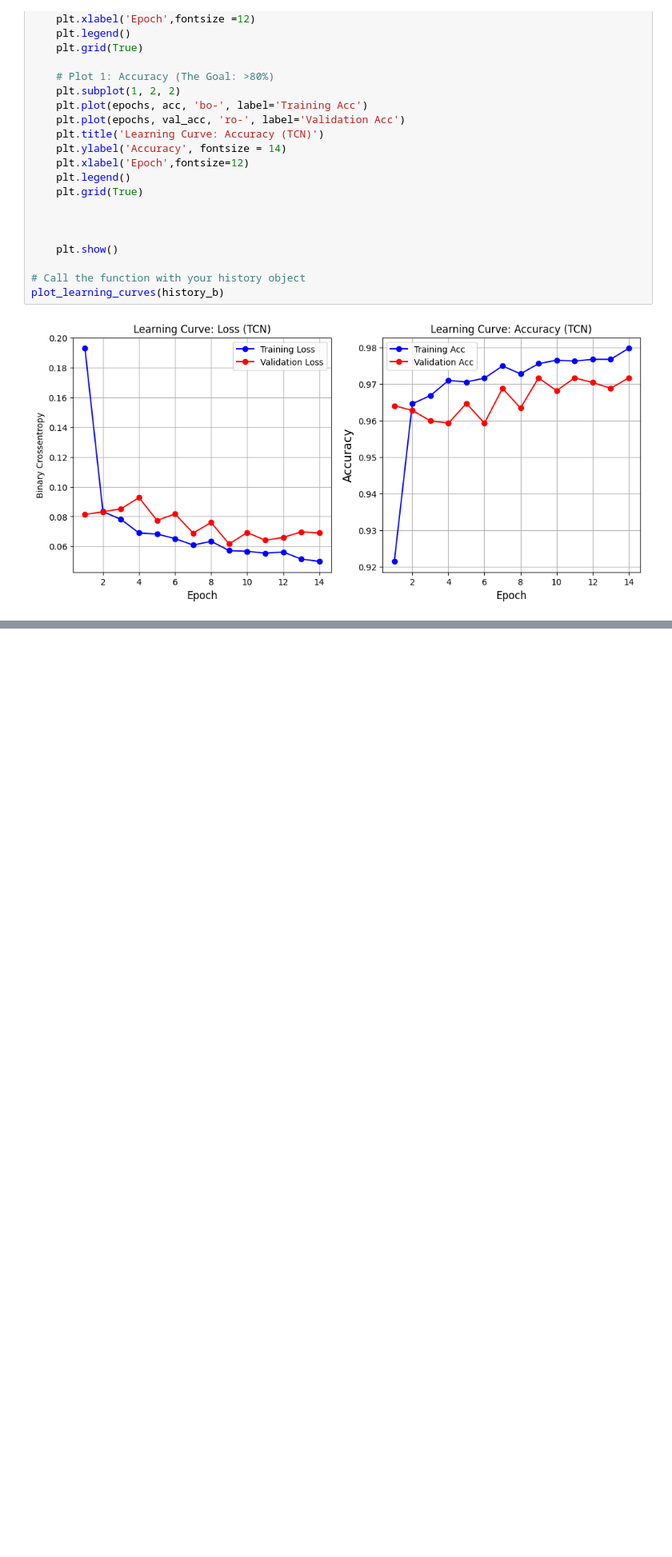
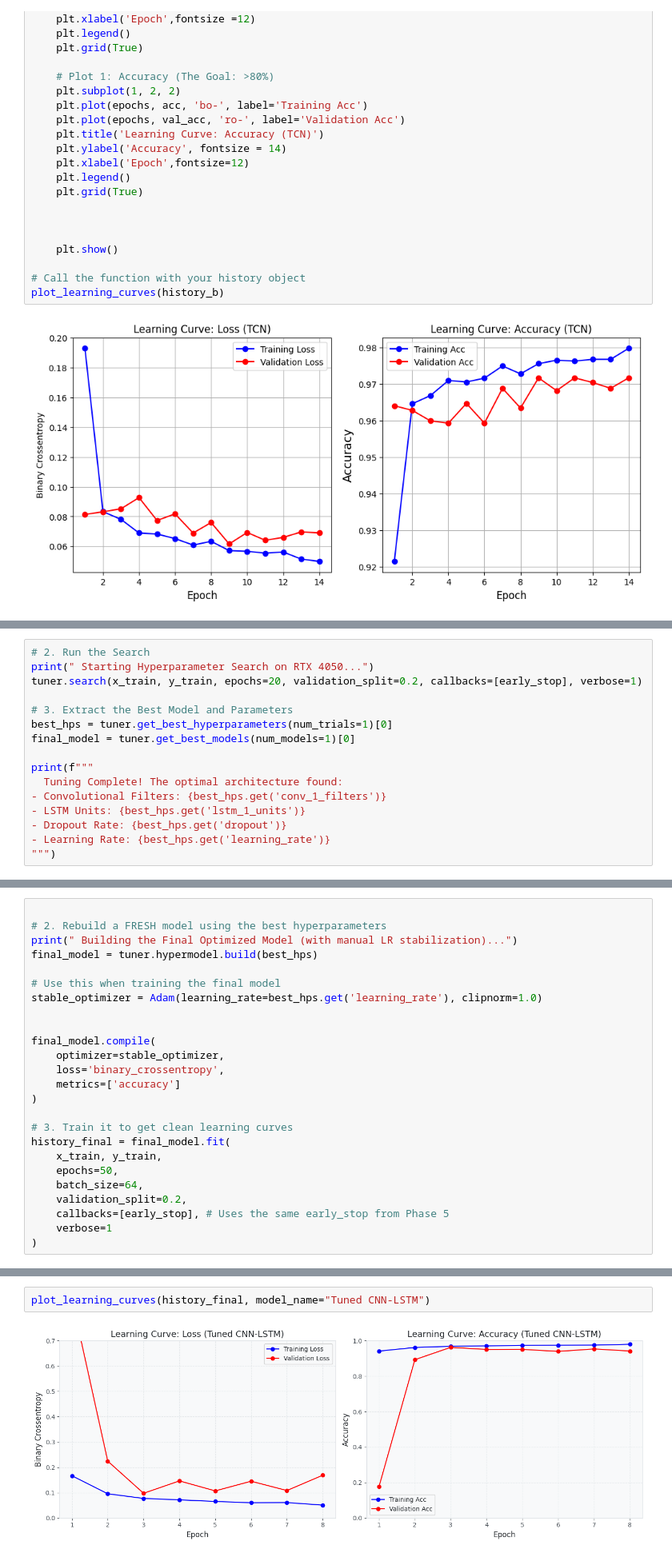
Before and after one commit to Sunnahboy/cmapss-predictive-maintenance, a Jupyter notebook: notebooks/02_model_building.ipynb, the cells around one changed output, grey strips where cells are left out. Shown at 80% size. Drawn from its saved outputs; the diff is of its cells as text; blank space fills up the shorter version.

```diff
--- a/notebooks/02_model_building.ipynb
+++ b/notebooks/02_model_building.ipynb
@@ -314,0 +619,16 @@ plot_learning_curves(history_b)
+# %%
+# 2. Run the Search
+print(" Starting Hyperparameter Search on RTX 4050...")
+tuner.search(x_train, y_train, epochs=20, validation_split=0.2, callbacks=[early_stop], verbose=1)
+
+# 3. Extract the Best Model and Parameters
+best_hps = tuner.get_best_hyperparameters(num_trials=1)[0]
+final_model = tuner.get_best_models(num_models=1)[0]
+
+print(f"""
+  Tuning Complete! The optimal architecture found:
+- Convolutional Filters: {best_hps.get('conv_1_filters')}
+- LSTM Units: {best_hps.get('lstm_1_units')}
+- Dropout Rate: {best_hps.get('dropout')}
+- Learning Rate: {best_hps.get('learning_rate')}
+""")
@@ -314,0 +647,25 @@ plot_learning_curves(history_b)
+# %%
+
+# 2. Rebuild a FRESH model using the best hyperparameters
+print(" Building the Final Optimized Model (with manual LR stabilization)...")
+final_model = tuner.hypermodel.build(best_hps)
+
+# Use this when training the final model
+stable_optimizer = Adam(learning_rate=best_hps.get('learning_rate'), clipnorm=1.0)
+
+
+final_model.compile(
+    optimizer=stable_optimizer,
+    loss='binary_crossentropy',
+    metrics=['accuracy']
+)
+
+# 3. Train it to get clean learning curves
+history_final = final_model.fit(
+    x_train, y_train,
+    epochs=50,
+    batch_size=64,
+    validation_split=0.2,
+    callbacks=[early_stop], # Uses the same early_stop from Phase 5
+    verbose=1
+)
@@ -314,0 +690,4 @@ plot_learning_curves(history_b)
+# %%
+plot_learning_curves(history_final, model_name="Tuned CNN-LSTM")
+# %% [output]
+[figure, added]
```
Also changed, not shown: parts of 22 cells of this notebook, 10 other files.
